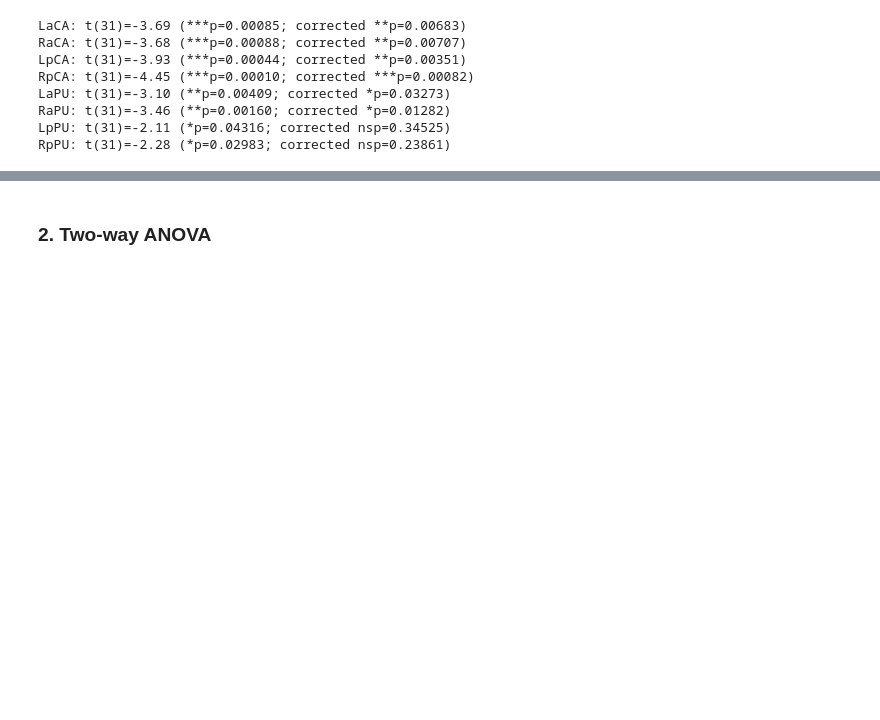
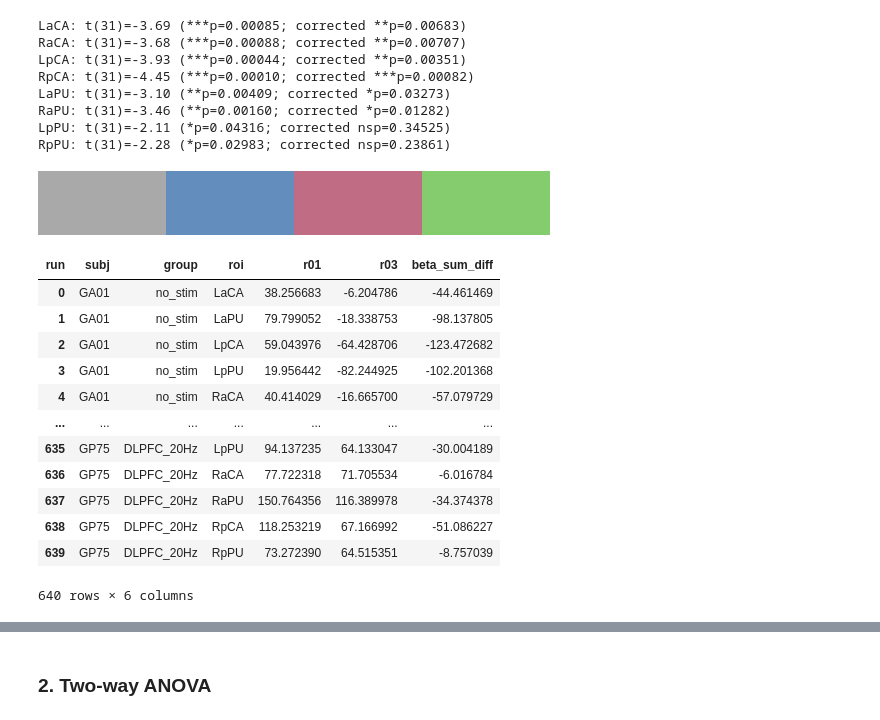
Before and after one commit to psb629/CommonLab, a Jupyter notebook: GP/scripts/fMRI.fig.3c.S2.ipynb, the cells around one changed output, grey strips where cells are left out. Drawn from its saved outputs; the diff is of its cells as text; code cells hidden in the pictures; blank space fills up the shorter version.

```diff
--- a/GP/scripts/fMRI.fig.3c.S2.ipynb
+++ b/GP/scripts/fMRI.fig.3c.S2.ipynb
@@ -903,3 +904,28 @@ LaPU: t(31)=-3.10 (**p=0.00409; corrected *p=0.03273)
 RaPU: t(31)=-3.46 (**p=0.00160; corrected *p=0.01282)
 LpPU: t(31)=-2.11 (*p=0.04316; corrected nsp=0.34525)
 RpPU: t(31)=-2.28 (*p=0.02983; corrected nsp=0.23861)
+# %%
+palette = ['#A9A9A9', '#628dbd', '#C06C84', '#85cc6f']
+cmap = colors.ListedColormap(palette)
+cmap
+# %% [output]
+[figure, added]
+# %%
+df_tmp = df[df.run.isin(['r01','r03'])]
+pivot = df_tmp.pivot_table(index=['subj', 'group', 'roi'], columns='run', values='beta_sum').reset_index(drop=False)
+pivot['beta_sum_diff'] = pivot['r03'] - pivot['r01']
+pivot
+# %% [output]
+| run | subj | group | roi | r01 | r03 | beta_sum_diff |
+| 0 | GA01 | no_stim | LaCA | 38.256683 | -6.204786 | -44.461469 |
+| 1 | GA01 | no_stim | LaPU | 79.799052 | -18.338753 | -98.137805 |
+| 2 | GA01 | no_stim | LpCA | 59.043976 | -64.428706 | -123.472682 |
+| 3 | GA01 | no_stim | LpPU | 19.956442 | -82.244925 | -102.201368 |
+| 4 | GA01 | no_stim | RaCA | 40.414029 | -16.665700 | -57.079729 |
+| ... | ... | ... | ... | ... | ... | ... |
+| 635 | GP75 | DLPFC_20Hz | LpPU | 94.137235 | 64.133047 | -30.004189 |
+| 636 | GP75 | DLPFC_20Hz | RaCA | 77.722318 | 71.705534 | -6.016784 |
+| 637 | GP75 | DLPFC_20Hz | RaPU | 150.764356 | 116.389978 | -34.374378 |
+| 638 | GP75 | DLPFC_20Hz | RpCA | 118.253219 | 67.166992 | -51.086227 |
+| 639 | GP75 | DLPFC_20Hz | RpPU | 73.272390 | 64.515351 | -8.757039 |
+640 rows × 6 columns
```
Also changed, not shown: parts of 4 cells of this notebook, 1 other file.
